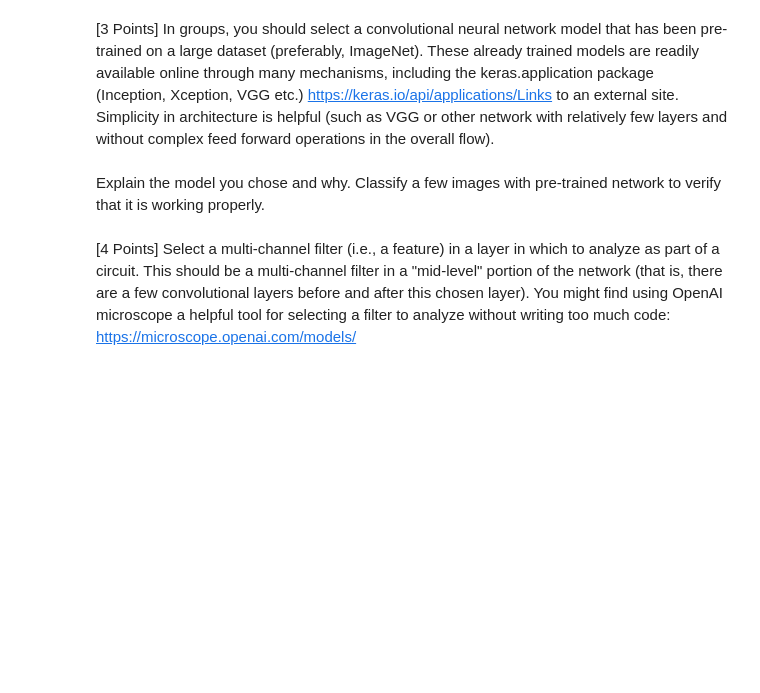
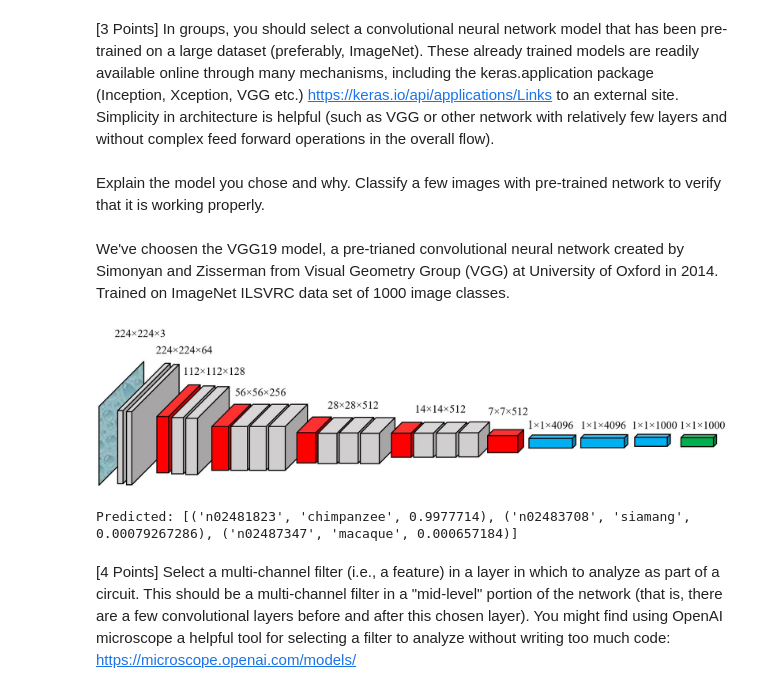
Before and after one commit to LJK150030/ML_NN, a Jupyter notebook: Lab2/Lab2.ipynb, the cells around one changed output. Saved outputs shown, nothing was run; the diff lists cells and outputs as text; code cells hidden in the pictures; blank space fills up the shorter version.

Commit message:
testing VGG19 with three images

```diff
--- a/Lab2/Lab2.ipynb
+++ b/Lab2/Lab2.ipynb
@@ -15,6 +15,33 @@ Image.open("Data/CircuitsFigure.png")
 [3 Points] In groups, you should select a convolutional neural network model that has been pre-trained on a large dataset (preferably, ImageNet). These already trained models are readily available online through many mechanisms, including the keras.application package (Inception, Xception, VGG etc.) https://keras.io/api/applications/Links to an external site. Simplicity in architecture is helpful (such as VGG or other network with relatively few layers and without complex feed forward operations in the overall flow).
 # %% [markdown]
 Explain the model you chose and why.  Classify a few images with pre-trained network to verify that it is working properly.
+# %% [markdown]
+We've choosen the VGG19 model, a pre-trianed convolutional neural network created by Simonyan and Zisserman from Visual Geometry Group (VGG) at University of Oxford in 2014. Trained on ImageNet ILSVRC data set of 1000 image classes.
+# %%
+Image.open("Data/VGG_structure.jpg")
+# %% [output]
+[figure, added]
+# %%
+from tensorflow.keras.applications.vgg19 import VGG19
+from tensorflow.keras.preprocessing import image
+from tensorflow.keras.applications.vgg19 import preprocess_input, decode_predictions
+import numpy as np
+
+model = VGG19(weights='imagenet')
+
+img_path = 'Data/chimp.jpg'
+img = image.load_img(img_path, target_size=(224, 224))
+x = image.img_to_array(img)
+x = np.expand_dims(x, axis=0)
+x = preprocess_input(x)
+
+preds = model.predict(x)
+# decode the results into a list of tuples (class, description, probability)
+# (one such list for each sample in the batch)
+print('Predicted:', decode_predictions(preds, top=3)[0])
+Image.open(img_path)
+# %% [output]
+Predicted: [('n02481823', 'chimpanzee', 0.9977714), ('n02483708', 'siamang', 0.00079267286), ('n02487347', 'macaque', 0.000657184)]
 # %% [markdown]
 [4 Points] Select a multi-channel filter (i.e., a feature) in a layer in which to analyze as part of a circuit. This should be a multi-channel filter in a "mid-level" portion of the network (that is, there are a few convolutional layers before and after this chosen layer). You might find using OpenAI microscope a helpful tool for selecting a filter to analyze without writing too much code: https://microscope.openai.com/models/
 # %% [markdown]
```
